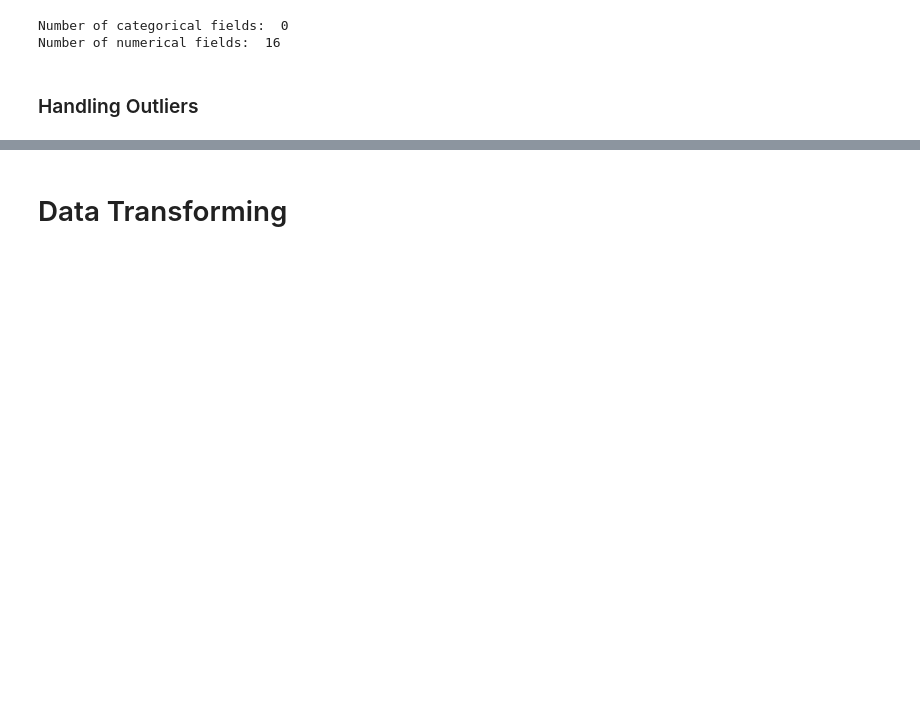
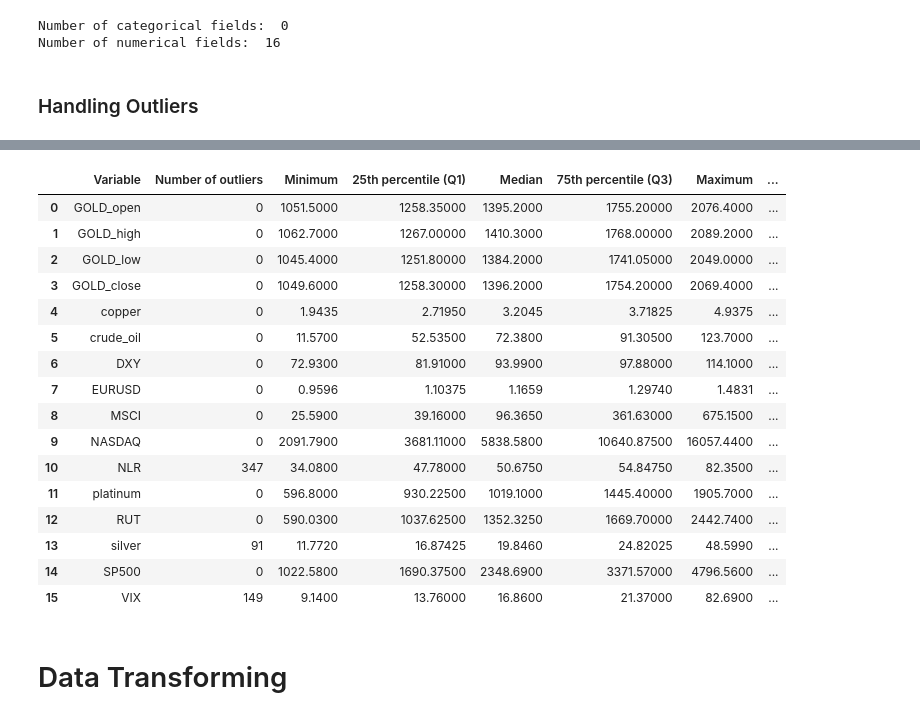
Before and after one commit to lavibula/GoldPricePrediction, a Jupyter notebook: data/data_preparation/merge_data.ipynb, the cells around one changed output, grey strips where cells are left out. Cells and saved outputs as stored; diff of their text form; code cells hidden in the pictures; blank space fills up the shorter version.

Commit message:
outliers

```diff
--- a/data/data_preparation/merge_data.ipynb
+++ b/data/data_preparation/merge_data.ipynb
@@ -446 +486,32 @@ plt.show()
 [figure]
+# %%
+import pandas as pd
+
+outlier_info = []
+
+for item in temp:
+    Q1 = merged_data[item].quantile(0.25)
+    Q3 = merged_data[item].quantile(0.75)
+    IQR = Q3 - Q1
+
+    outliers = ((merged_data[item] < (Q1 - 1.5 * IQR)) | (merged_data[item] > (Q3 + 1.5 * IQR)))
+
+    info = {
+        "Variable": item,
+        "Number of outliers": outliers.sum(),
+        "Minimum": merged_data[item].min(),
+        "25th percentile (Q1)": Q1,
+        "Median": merged_data[item].median(),
+        "75th percentile (Q3)": Q3,
+        "Maximum": merged_data[item].max(),
+        "IQR": IQR,
+        "Outlier values": merged_data[item][outliers].tolist()
+    }
+
+    outlier_info.append(info)
+
+# Convert the list of dictionaries to a DataFrame
+outlier_df = pd.DataFrame(outlier_info)
+
+# Display the DataFrame
+print(outlier_df)
@@ -447,3 +536,23 @@ plt.show()
+# %%
+outlier_df
+# %% [output]
+|  | Variable | Number of outliers | Minimum | 25th percentile (Q1) | Median | 75th percentile (Q3) | Maximum | ... |
+| 0 | GOLD_open | 0 | 1051.5000 | 1258.35000 | 1395.2000 | 1755.20000 | 2076.4000 | ... |
+| 1 | GOLD_high | 0 | 1062.7000 | 1267.00000 | 1410.3000 | 1768.00000 | 2089.2000 | ... |
+| 2 | GOLD_low | 0 | 1045.4000 | 1251.80000 | 1384.2000 | 1741.05000 | 2049.0000 | ... |
+| 3 | GOLD_close | 0 | 1049.6000 | 1258.30000 | 1396.2000 | 1754.20000 | 2069.4000 | ... |
+| 4 | copper | 0 | 1.9435 | 2.71950 | 3.2045 | 3.71825 | 4.9375 | ... |
+| 5 | crude_oil | 0 | 11.5700 | 52.53500 | 72.3800 | 91.30500 | 123.7000 | ... |
+| 6 | DXY | 0 | 72.9300 | 81.91000 | 93.9900 | 97.88000 | 114.1000 | ... |
+| 7 | EURUSD | 0 | 0.9596 | 1.10375 | 1.1659 | 1.29740 | 1.4831 | ... |
+| 8 | MSCI | 0 | 25.5900 | 39.16000 | 96.3650 | 361.63000 | 675.1500 | ... |
+| 9 | NASDAQ | 0 | 2091.7900 | 3681.11000 | 5838.5800 | 10640.87500 | 16057.4400 | ... |
+| 10 | NLR | 347 | 34.0800 | 47.78000 | 50.6750 | 54.84750 | 82.3500 | ... |
+| 11 | platinum | 0 | 596.8000 | 930.22500 | 1019.1000 | 1445.40000 | 1905.7000 | ... |
+| 12 | RUT | 0 | 590.0300 | 1037.62500 | 1352.3250 | 1669.70000 | 2442.7400 | ... |
+| 13 | silver | 91 | 11.7720 | 16.87425 | 19.8460 | 24.82025 | 48.5990 | ... |
+| 14 | SP500 | 0 | 1022.5800 | 1690.37500 | 2348.6900 | 3371.57000 | 4796.5600 | ... |
+| 15 | VIX | 149 | 9.1400 | 13.76000 | 16.8600 | 21.37000 | 82.6900 | ... |
 # %% [markdown]
 # Data Transforming
 # %% [markdown]
```
Also changed, not shown: parts of 2 cells of this notebook.
